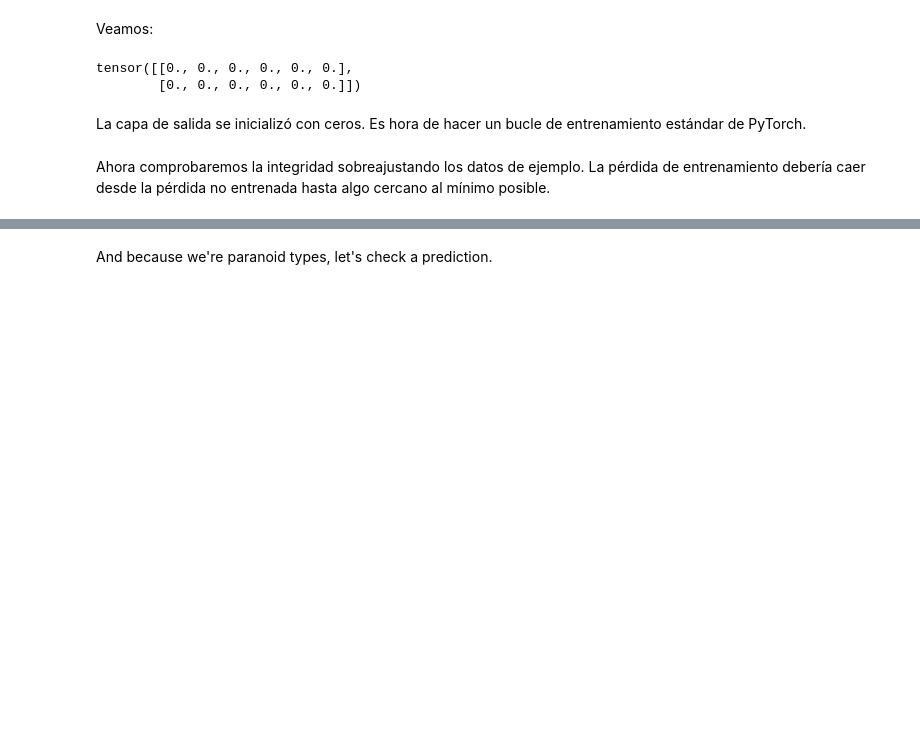
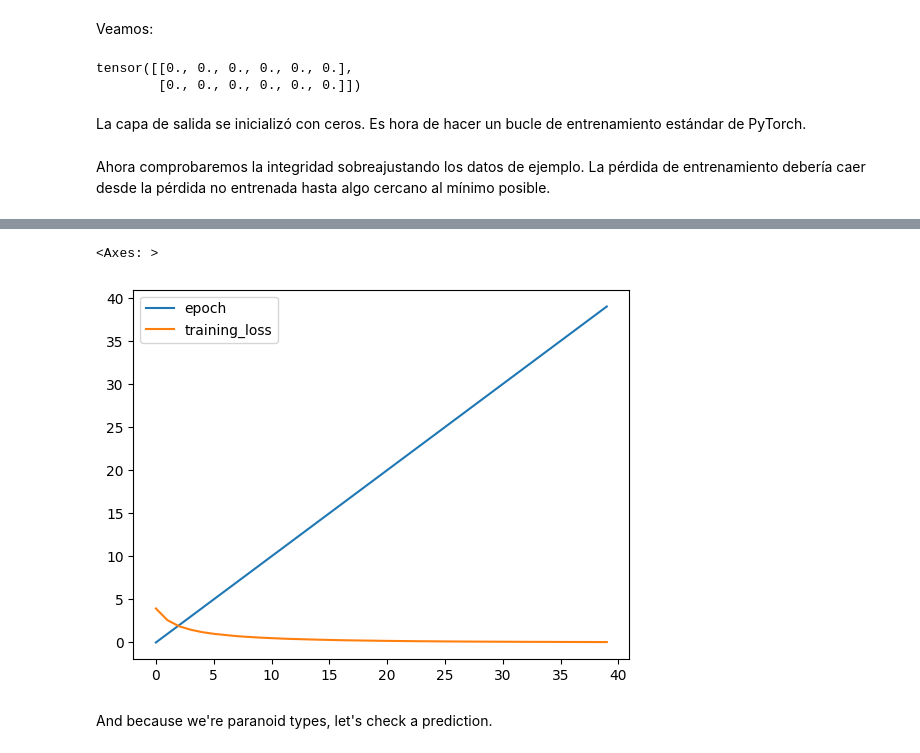
Before and after one commit to contepablod/ML-AI_Bourbaki, a Jupyter notebook: Semana1/intro_doc2vec.ipynb, the cells around one changed output, grey strips where cells are left out. Cells and saved outputs as stored; diff of their text form; code cells hidden in the pictures; blank space fills up the shorter version.

```diff
--- a/Semana1/intro_doc2vec.ipynb
+++ b/Semana1/intro_doc2vec.ipynb
@@ -300,6 +322,11 @@ df_loss = pd.DataFrame(enumerate(training_losses), columns=["epoch", "training_l
 alt.Chart(df_loss).mark_bar().encode(alt.X("epoch"), alt.Y("training_loss", scale=alt.Scale(type="log")))
 # %% [output]
 [interactive output not drawn]
+# %%
+df_loss.plot()
+# %% [output]
+<Axes: >
+[figure, added]
 # %% [markdown]
 And because we're paranoid types, let's check a prediction.
 # %%
```
Also changed, not shown: parts of 9 cells of this notebook, 2 other files.
